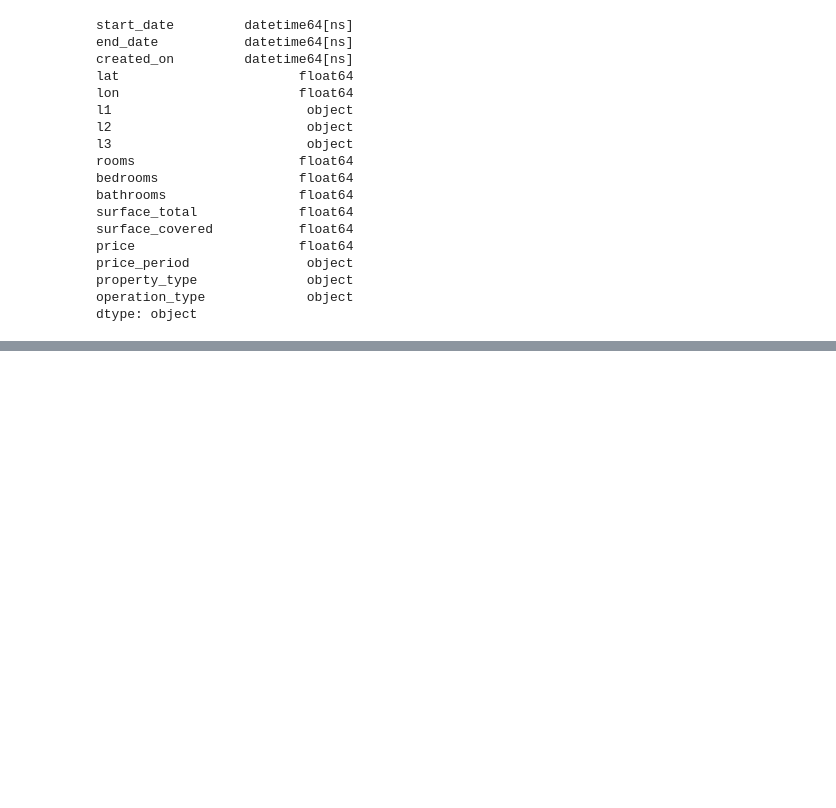
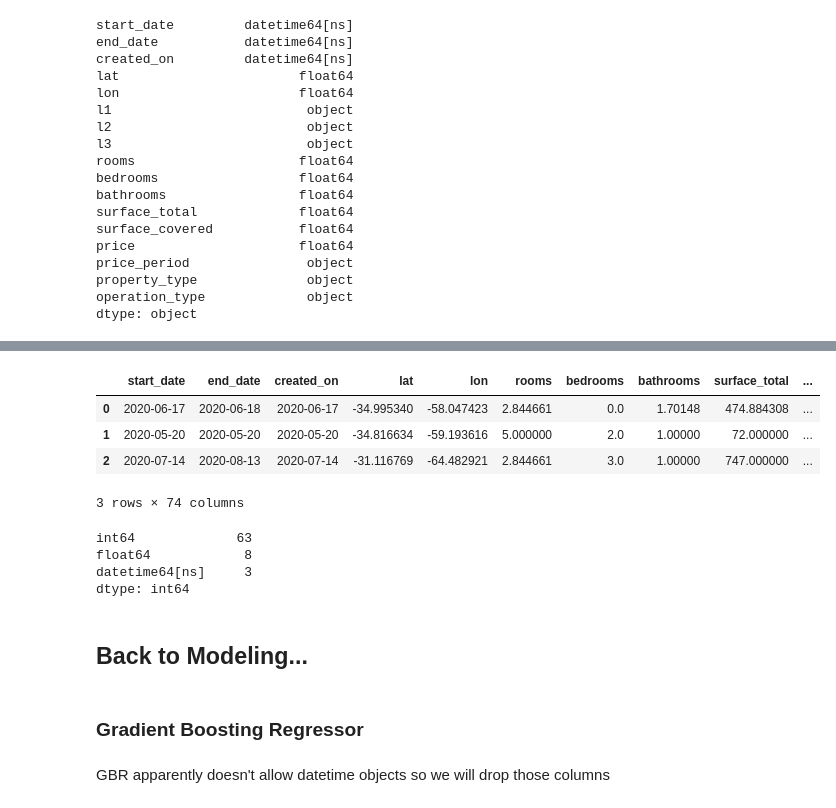
Before and after one commit to cjpena531/House_Prices_Prediction, a Jupyter notebook: Modeling.ipynb, the cells around one changed output, grey strips where cells are left out. Cells and saved outputs as stored; diff of their text form; code cells hidden in the pictures; blank space fills up the shorter version.

Commit message:
Update 8
added several types of regression models

```diff
--- a/Modeling.ipynb
+++ b/Modeling.ipynb
@@ -127,0 +162,9 @@ dtype: object
+# %%
+arg2 = argentina.drop('l3', axis=1)
+# %%
+#categorical data
+categorical_cols = ['l1', 'l2', 'price_period', 'property_type', 'operation_type']
+
+#import pandas as pd
+arg3 = pd.get_dummies(arg2, columns = categorical_cols, dtype=int)
+print(arg3.columns, len(arg3.columns))
@@ -127,0 +189,19 @@ dtype: object
+# %%
+arg3.head(3)
+# %% [output]
+|  | start_date | end_date | created_on | lat | lon | rooms | bedrooms | bathrooms | surface_total | ... |
+| 0 | 2020-06-17 | 2020-06-18 | 2020-06-17 | -34.995340 | -58.047423 | 2.844661 | 0.0 | 1.70148 | 474.884308 | ... |
+| 1 | 2020-05-20 | 2020-05-20 | 2020-05-20 | -34.816634 | -59.193616 | 5.000000 | 2.0 | 1.00000 | 72.000000 | ... |
+| 2 | 2020-07-14 | 2020-08-13 | 2020-07-14 | -31.116769 | -64.482921 | 2.844661 | 3.0 | 1.00000 | 747.000000 | ... |
+3 rows × 74 columns
+# %%
+arg3.dtypes.value_counts()
+# %% [output]
+int64             63
+float64            8
+datetime64[ns]     3
+dtype: int64
+# %% [markdown]
+## Back to Modeling...
+# %% [markdown]
+### Gradient Boosting Regressor
@@ -127,0 +210,2 @@ dtype: object
+# %% [markdown]
+GBR apparently doesn't allow datetime objects so we will drop those columns
```
Also changed, not shown: parts of 33 cells of this notebook.
